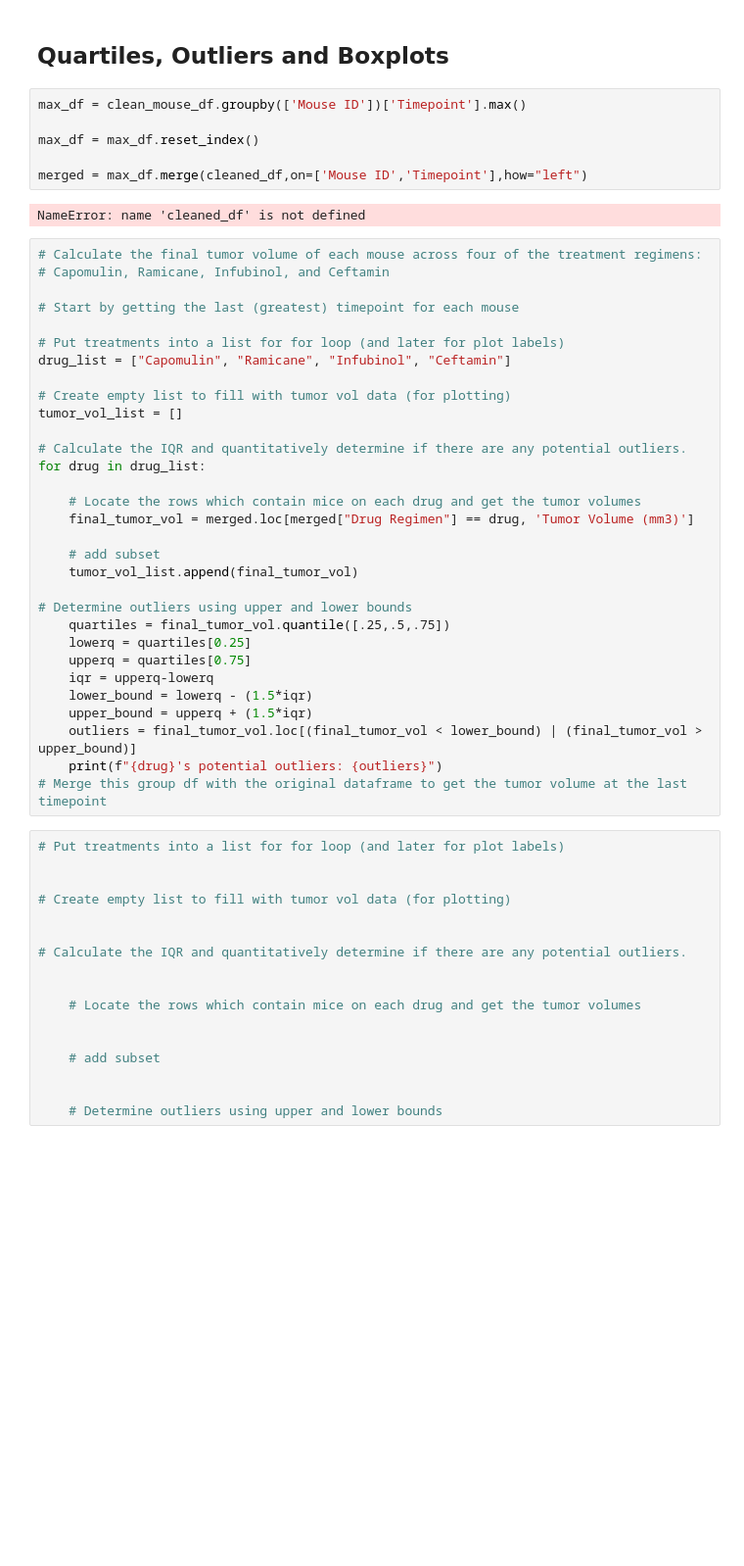
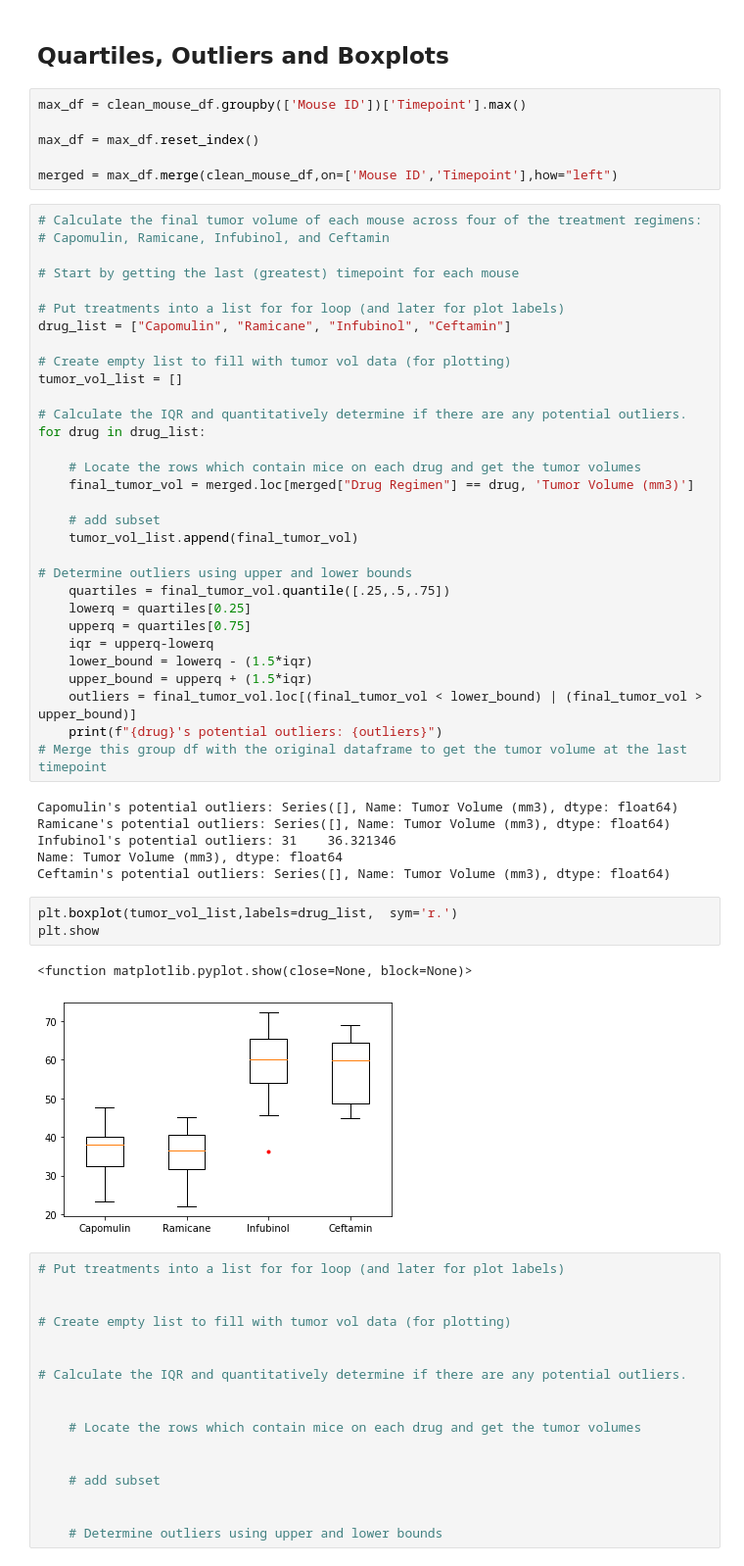
Before and after one commit to RSGDATA/Matplotlib_second_run, a Jupyter notebook: Pymaceuticals/pymaceuticals_starter.ipynb, the cells around one changed output. Shown at 98% size. Saved outputs shown, nothing was run; the diff lists cells and outputs as text; blank space fills up the shorter version.

```diff
--- a/Pymaceuticals/pymaceuticals_starter.ipynb
+++ b/Pymaceuticals/pymaceuticals_starter.ipynb
@@ -222,9 +222,7 @@ max_df = clean_mouse_df.groupby(['Mouse ID'])['Timepoint'].max()
 
 max_df = max_df.reset_index()
 
-merged = max_df.merge(cleaned_df,on=['Mouse ID','Timepoint'],how="left")
+merged = max_df.merge(clean_mouse_df,on=['Mouse ID','Timepoint'],how="left")
-# %% [output]
-NameError: name 'cleaned_df' is not defined
 # %%
 # Calculate the final tumor volume of each mouse across four of the treatment regimens:
 # Capomulin, Ramicane, Infubinol, and Ceftamin
@@ -256,6 +254,18 @@ for drug in drug_list:
     outliers = final_tumor_vol.loc[(final_tumor_vol < lower_bound) | (final_tumor_vol > upper_bound)]
     print(f"{drug}'s potential outliers: {outliers}")
 # Merge this group df with the original dataframe to get the tumor volume at the last timepoint
+# %% [output]
+Capomulin's potential outliers: Series([], Name: Tumor Volume (mm3), dtype: float64)
+Ramicane's potential outliers: Series([], Name: Tumor Volume (mm3), dtype: float64)
+Infubinol's potential outliers: 31    36.321346
+Name: Tumor Volume (mm3), dtype: float64
+Ceftamin's potential outliers: Series([], Name: Tumor Volume (mm3), dtype: float64)
+# %%
+plt.boxplot(tumor_vol_list,labels=drug_list,  sym='r.')
+plt.show
+# %% [output]
+<function matplotlib.pyplot.show(close=None, block=None)>
+[figure, added]
 # %%
 # Put treatments into a list for for loop (and later for plot labels)
 
```
Also changed, not shown: parts of 1 cell of this notebook.
